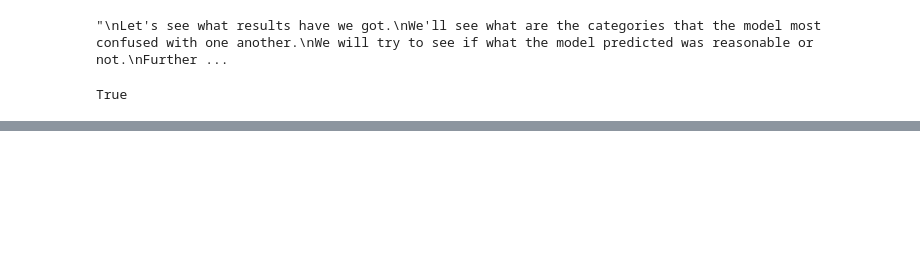
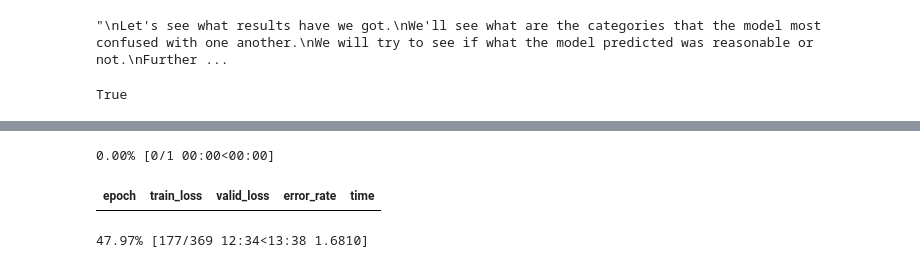
Before and after one commit to imflash217/flashNet, a Jupyter notebook: src/modules/fastai_dl2019_lesson1.ipynb, the cells around one changed output, grey strips where cells are left out. Saved outputs shown, nothing was run; the diff lists cells and outputs as text; code cells hidden in the pictures; blank space fills up the shorter version.

```diff
--- a/src/modules/fastai_dl2019_lesson1.ipynb
+++ b/src/modules/fastai_dl2019_lesson1.ipynb
@@ -183,0 +188,6 @@ interp.most_confused(min_val=2)
+# %%
+learn.fit_one_cycle(1)
+# %% [output]
+0.00% [0/1 00:00<00:00]
+| epoch | train_loss | valid_loss | error_rate | time |
+47.97% [177/369 12:34<13:38 1.6810]
```
Also changed, not shown: parts of 13 cells of this notebook, 1 other file.
